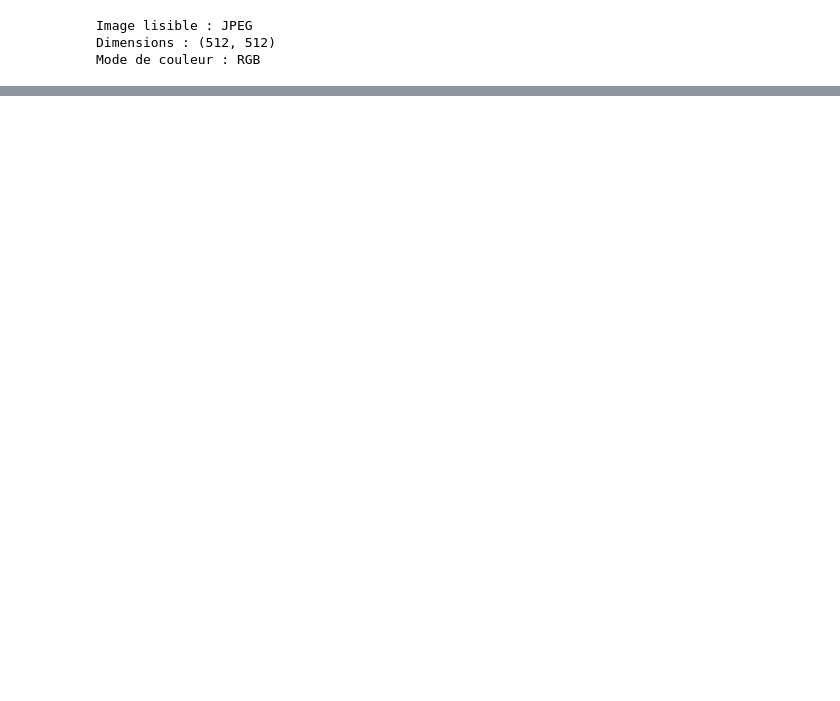
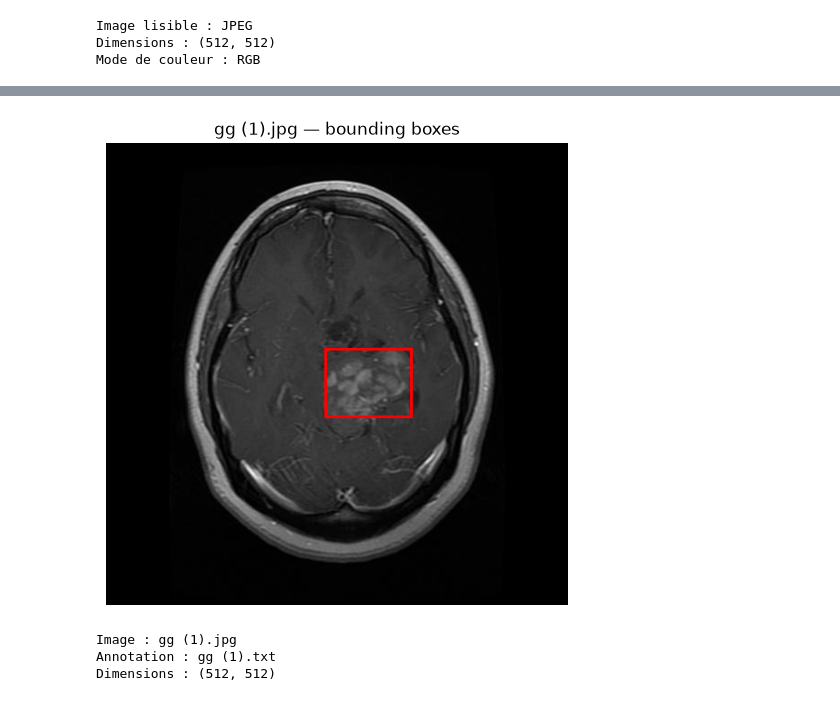
Before and after one commit to Azzam-Olaya/neuroscan-ai, a Jupyter notebook: notebook/exploration.ipynb, the cells around one changed output, grey strips where cells are left out. Saved outputs shown, nothing was run; the diff lists cells and outputs as text; code cells hidden in the pictures; blank space fills up the shorter version.

```diff
--- a/notebook/exploration.ipynb
+++ b/notebook/exploration.ipynb
@@ -252,0 +333,59 @@ Boîte en pixels : 242 228 339 304
+# %%
+classe_a_afficher = "Glioma"
+dossier_images = DATASET_DIR / "Train" / classe_a_afficher / "images"
+dossier_labels = DATASET_DIR / "Train" / classe_a_afficher / "labels"
+
+fichier_image = None
+fichier_label = None
+
+if dossier_images.exists() and dossier_labels.exists():
+    for label in sorted(dossier_labels.glob("*.txt")):
+        image_candidate = next(
+            (dossier_images / f"{label.stem}{ext}" for ext in extensions_images
+             if (dossier_images / f"{label.stem}{ext}").exists()),
+            None
+        )
+        if image_candidate and label.read_text(encoding="utf-8").strip():
+            fichier_image = image_candidate
+            fichier_label = label
+            break
+
+if fichier_image is None:
+    print("Aucune image annotée trouvée pour cette classe.")
+else:
+    with Image.open(fichier_image) as img:
+        image = img.convert("RGB")
+
+    dessin = ImageDraw.Draw(image)
+
+    for ligne in fichier_label.read_text(encoding="utf-8").splitlines():
+        valeurs = ligne.split()
+        if len(valeurs) != 5:
+            continue
+
+        try:
+            class_id, xc, yc, w, h = map(float, valeurs)
+        except ValueError:
+            continue
+
+        x1 = (xc - w / 2) * image.width
+        y1 = (yc - h / 2) * image.height
+        x2 = (xc + w / 2) * image.width
+        y2 = (yc + h / 2) * image.height
+
+        dessin.rectangle((x1, y1, x2, y2), outline="red", width=3)
+
+    plt.figure(figsize=(6, 6))
+    plt.imshow(image)
+    plt.title(f"{fichier_image.name} — bounding boxes")
+    plt.axis("off")
+    plt.show()
+
+    print("Image :", fichier_image.name)
+    print("Annotation :", fichier_label.name)
+    print("Dimensions :", image.size)
+# %% [output]
+[figure, added]
+Image : gg (1).jpg
+Annotation : gg (1).txt
+Dimensions : (512, 512)
```
Also changed, not shown: parts of 9 cells of this notebook.
